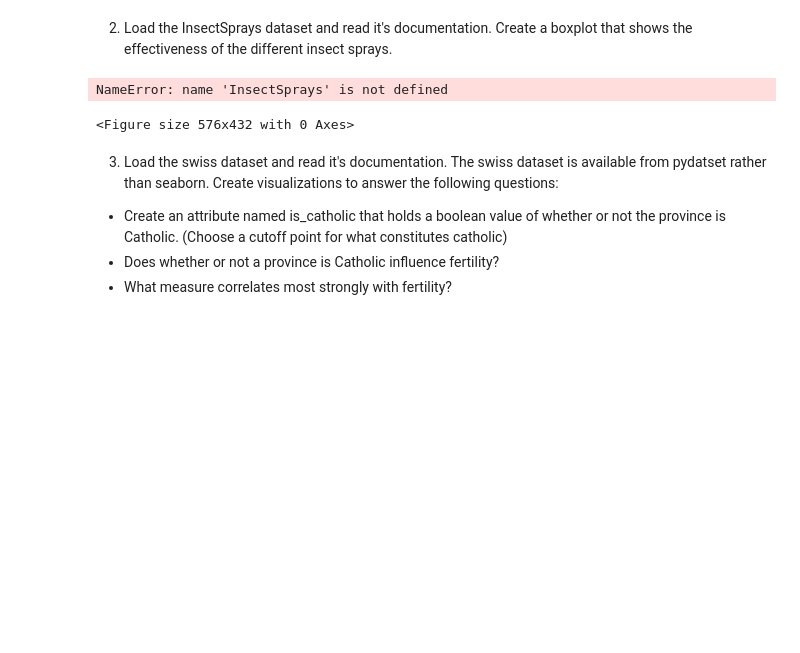
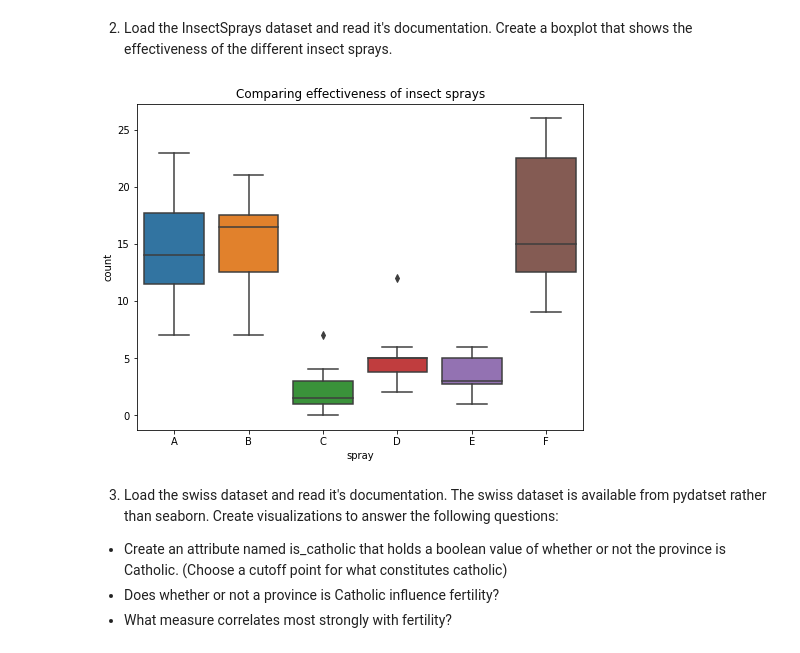
Before and after one commit to brentschriver/numpy-pandas-visualization-exercises, a Jupyter notebook: seaborn_exercises.ipynb, the cells around one changed output. Cells and saved outputs as stored; diff of their text form; code cells hidden in the pictures; blank space fills up the shorter version.

```diff
--- a/seaborn_exercises.ipynb
+++ b/seaborn_exercises.ipynb
@@ -127,12 +127,11 @@ sns.relplot(data = anscombe, x = 'x', y = 'y',
 insect_sprays = data('InsectSprays')
 # %%
 plt.figure(figsize=(8, 6))
-sns.boxplot(y = 'count', data = InsectSprays, x = 'spray')
+sns.boxplot(y = 'count', data = insect_sprays, x = 'spray')
 plt.title('Comparing effectiveness of insect sprays')
 plt.show()
 # %% [output]
-NameError: name 'InsectSprays' is not defined
-<Figure size 576x432 with 0 Axes>
+[figure, added]
 # %% [markdown]
 3. Load the swiss dataset and read it's documentation. The swiss dataset is available from pydatset rather than seaborn. Create visualizations to answer the following questions:
 
```
Also changed, not shown: parts of 1 cell of this notebook, 1 other file.
